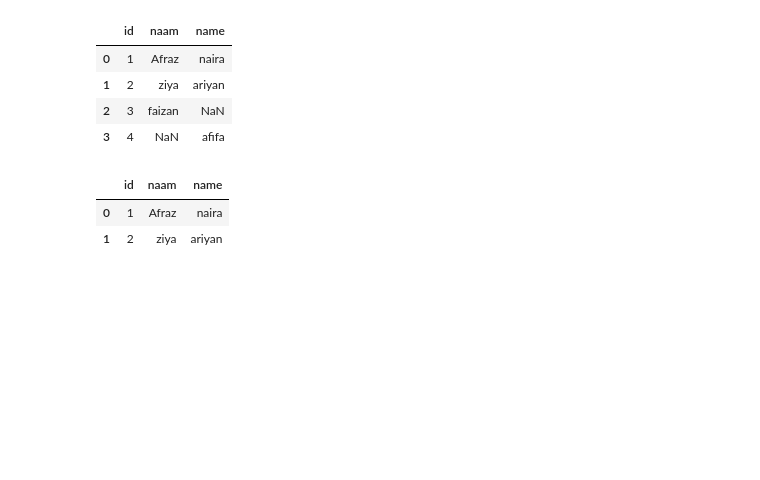
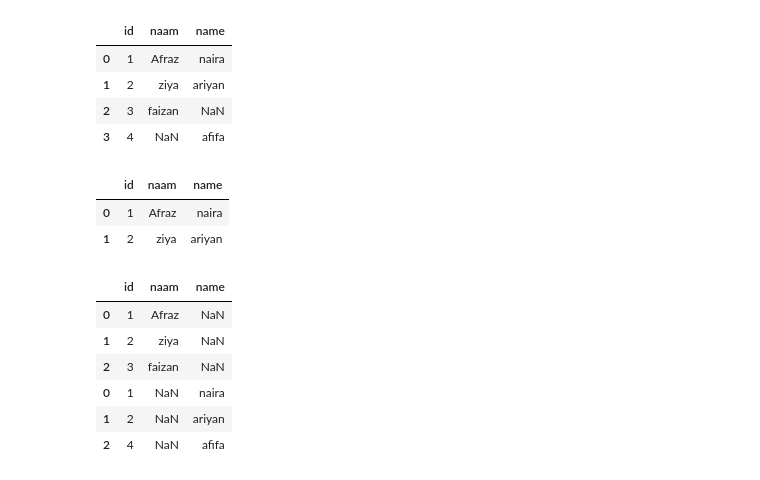
Before and after one commit to AfraazUlHaque/practice, a Jupyter notebook: Untitled0.ipynb, the cells around one changed output. Drawn from its saved outputs; the diff is of its cells as text; code cells hidden in the pictures; blank space fills up the shorter version.

```diff
--- a/Untitled0.ipynb
+++ b/Untitled0.ipynb
@@ -43,3 +43,14 @@ merge_df
 |  | id | naam | name |
 | 0 | 1 | Afraz | naira |
 | 1 | 2 | ziya | ariyan |
+# %%
+tpd.concat([df1,df2])
+#
+# %% [output]
+|  | id | naam | name |
+| 0 | 1 | Afraz | NaN |
+| 1 | 2 | ziya | NaN |
+| 2 | 3 | faizan | NaN |
+| 0 | 1 | NaN | naira |
+| 1 | 2 | NaN | ariyan |
+| 2 | 4 | NaN | afifa |
```
